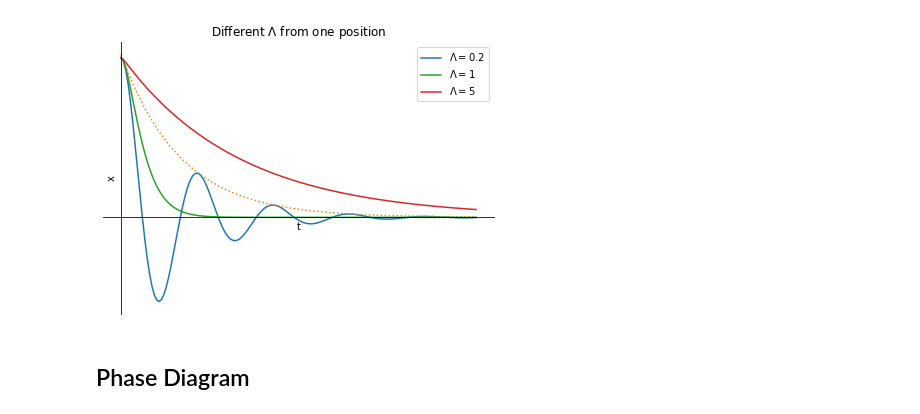
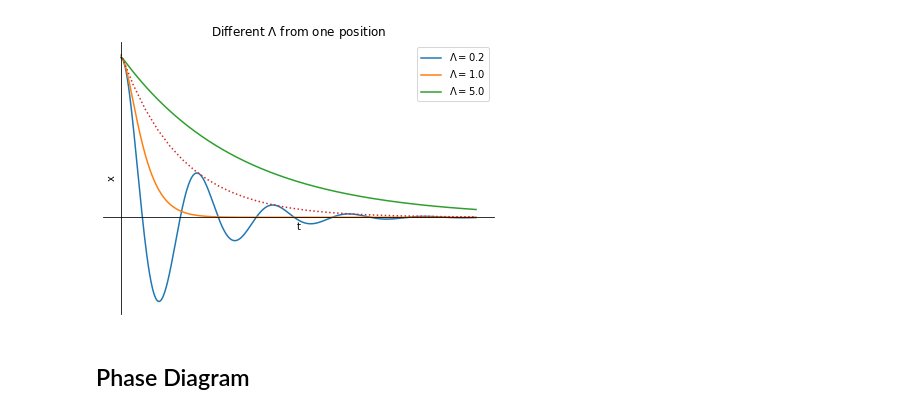
Before and after one commit to YRLewis/PhysicsPlot, a Jupyter notebook: ClassicMechanics/damped-vibration.ipynb, the cells around one changed output. Saved outputs shown, nothing was run; the diff lists cells and outputs as text; code cells hidden in the pictures.

```diff
--- a/ClassicMechanics/damped-vibration.ipynb
+++ b/ClassicMechanics/damped-vibration.ipynb
@@ -1,45 +1,41 @@
 # %%
+from scipy.integrate import odeint
 import numpy as np
 from matplotlib import pyplot as plt
 
+b_vec = np.array([0.2, 1.0, 5.0])
+w0_vec = np.array([1. for i in range(len(b_vec))])
+def deri(xvec, time, b, w0):
+    dx = xvec[1]
+    d2x = -2*b*xvec[1]-w0**2*xvec[0]
+    return dx, d2x
 
-w0 = 1
-b = np.array([0.2, 1.0, 5.0])
-w1 = np.abs(b**2 - w0**2)**0.5
-r1 = -b+(b**2-w0**2)**0.5
-r2 = -b-(b**2-w0**2)**0.5
-t = np.linspace(0, 30, 150)
-t1 = np.linspace(0, 30, 30) # enveloping line
+xinit = (1, 0)
+time_vec = np.linspace(0, 30, 1000)
 
-plt.figure(figsize=(7,5))
+##### Solution and Plot
+plt.figure(1, figsize=(7,5))
 ax = plt.gca()
 ax.spines['right'].set_color('none')
 ax.spines['top'].set_color('none')
 ax.spines['left'].set_position(('data', 0))
 ax.spines['bottom'].set_position(('data', 0))
 
+for i in range(len(b_vec)):
+    xarr = odeint(deri, xinit, time_vec, args=(b_vec[i], w0_vec[i]))
+    plt.plot(time_vec, xarr[:,0], label=r'$\Lambda='+str(b_vec[i])+'$')
 
-def func1(i):
-    return (r2[i]*np.exp(r1[i]*t)-r1[i]*np.exp(r2[i]*t))/(r2[i]-r1[i])
-
-x1 = np.exp(-b[0]*t)*(np.cos(w1[0]*t)+b[0]/w1[0]*np.sin(w1[0]*t))
-x2 = np.exp(-b[1]*t)*(1+b[1]*t)
-
-x3 = func1(2)
-
-plt.plot(t, x1,label = r'$\Lambda=0.2$')
-plt.plot(t1, np.exp(-b[0]*t1)*(1+(b[0]/w1[0])**2)**0.5,':')
-plt.plot(t, x2,label = r'$\Lambda=1$')
-plt.plot(t, x3,label = r'$\Lambda=5$')
+t1 = np.linspace(0, 30, 30)
+plt.plot(t1, np.exp(-b_vec[0]*t1)*(1+(b_vec[0]/w0_vec[0])**2)**0.5,':')
 plt.yticks([])
 plt.xticks([])
 plt.xlabel('t')
 plt.ylabel('x')
 plt.legend()
 
 plt.title(r'Different $\Lambda$ from one position')
 plt.show()
 # %% [output]
-[figure, old version]
+[figure, new version]
 # %% [markdown]
 ## Phase Diagram
```
Also changed, not shown: parts of 2 cells of this notebook.
